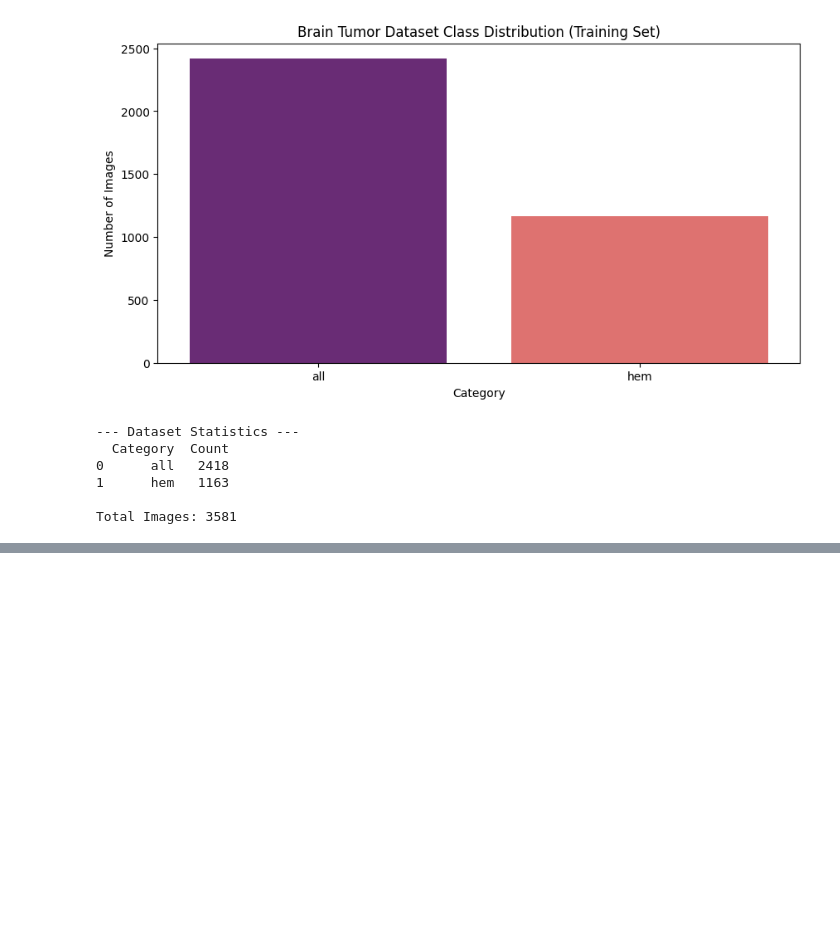
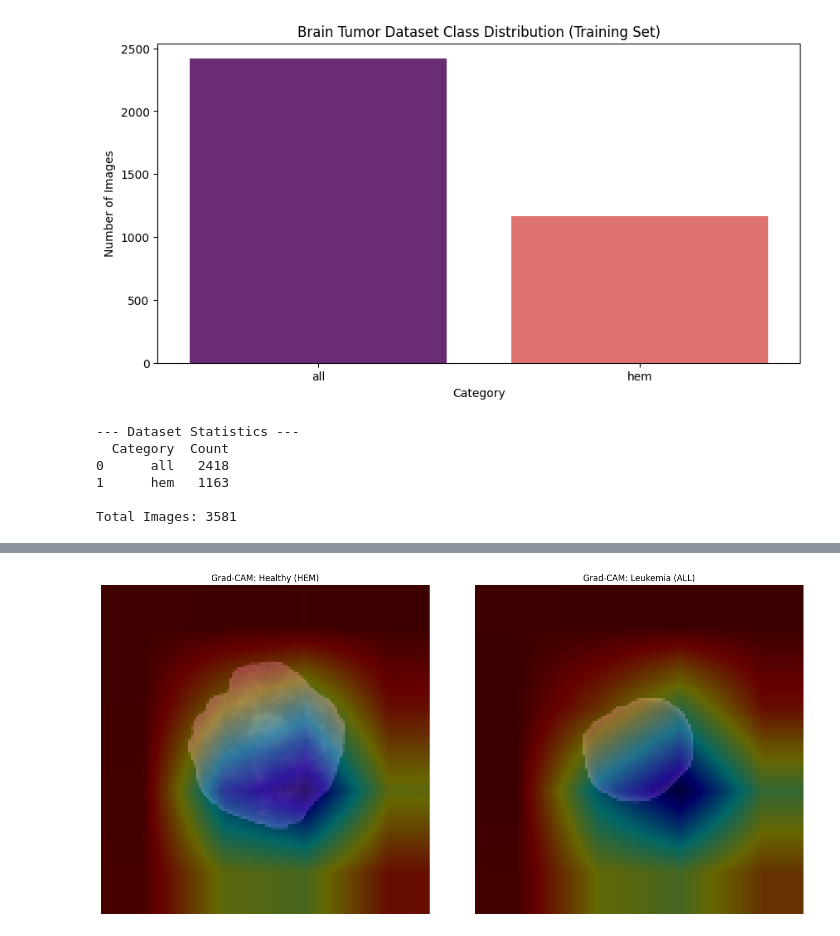
Before and after one commit to padmasriveeramachaneni/Leukemia-Detection-System, a Jupyter notebook: leukemia_detection.ipynb, the cells around one changed output, grey strips where cells are left out. Saved outputs shown, nothing was run; the diff lists cells and outputs as text; code cells hidden in the pictures; blank space fills up the shorter version.

```diff
--- a/leukemia_detection.ipynb
+++ b/leukemia_detection.ipynb
@@ -105,0 +526,40 @@ Total Images: 3581
+# %%
+import cv2
+
+# 1. Helper to find one image of each class
+def get_class_samples(dataset, target_labels=[0.0, 1.0]):
+    samples = {label: None for label in target_labels}
+    for imgs, labels in dataset.unbatch().batch(1):
+        lbl = labels.numpy()[0][0]
+        if lbl in samples and samples[lbl] is None:
+            samples[lbl] = imgs
+        if all(v is not None for v in samples.values()):
+            break
+    return samples
+
+samples = get_class_samples(val_ds)
+
+# 2. Plotting Side-by-Side
+fig, axes = plt.subplots(1, 2, figsize=(15, 7))
+class_names = {0.0: "Healthy (HEM)", 1.0: "Leukemia (ALL)"}
+
+for i, (lbl, img) in enumerate(samples.items()):
+    # Generate Heatmap
+    heatmap = get_nested_gradcam(resnet_model, img)
+
+    # Process for Overlay
+    img_display = img[0].numpy().astype("uint8")
+    heatmap_resized = cv2.resize(heatmap, (128, 128))
+    heatmap_color = cv2.applyColorMap(np.uint8(255 * heatmap_resized), cv2.COLORMAP_JET)
+
+    # Create Overlay
+    overlay = cv2.addWeighted(img_display, 0.6, heatmap_color, 0.4, 0)
+
+    axes[i].imshow(overlay)
+    axes[i].set_title(f"Grad-CAM: {class_names[lbl]}")
+    axes[i].axis('off')
+
+plt.tight_layout()
+plt.show()
+# %% [output]
+[figure, added]
```
Also changed, not shown: parts of 21 cells of this notebook.
